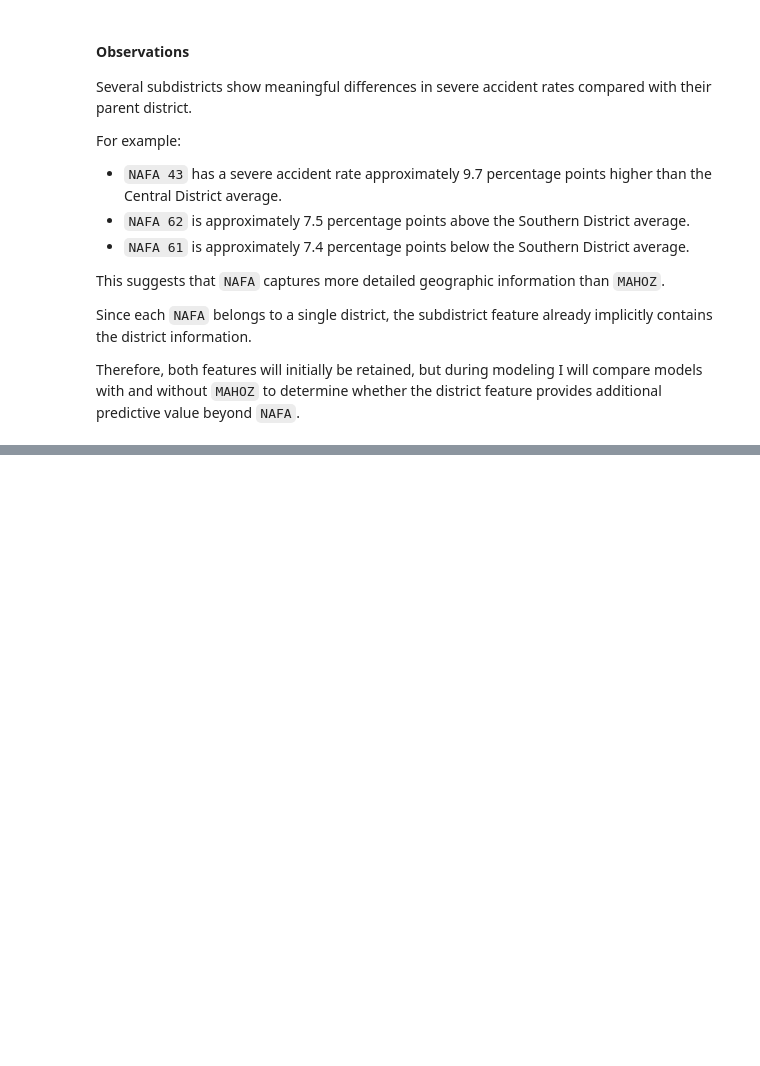
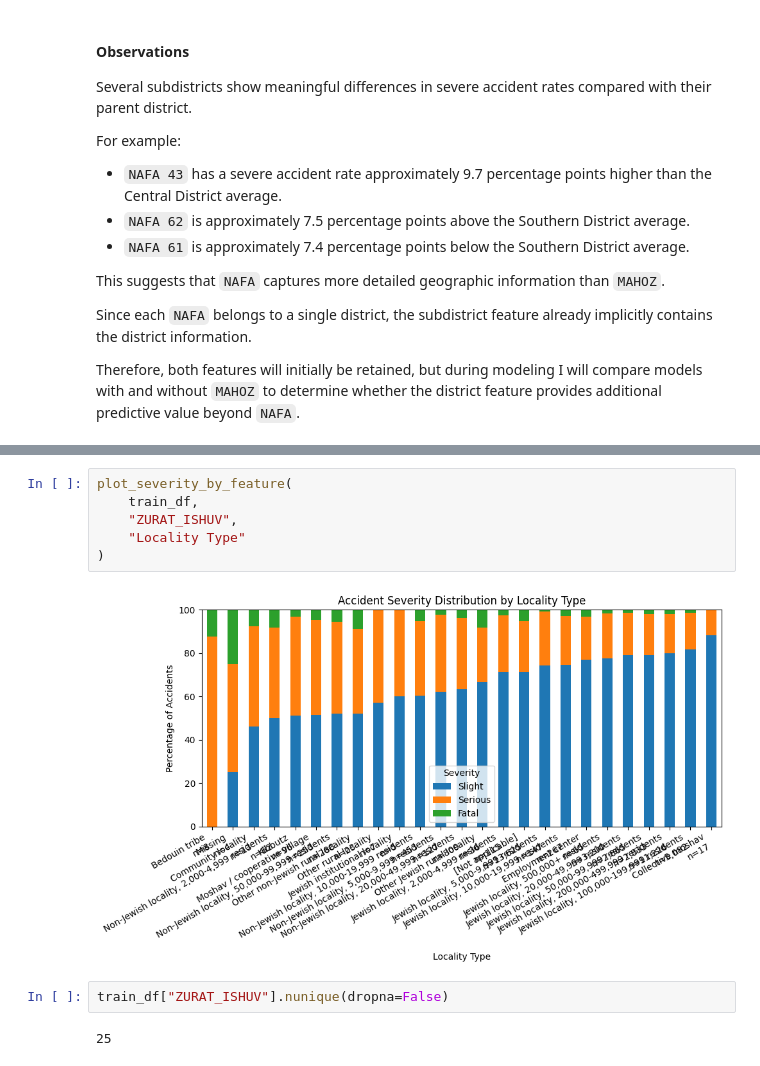
Before and after one commit to DavidCo1/israel-road-accident-severity-ml, a Jupyter notebook: notebooks/01_eda.ipynb, the cells around one changed output, grey strips where cells are left out. Saved outputs shown, nothing was run; the diff lists cells and outputs as text; blank space fills up the shorter version.

```diff
--- a/notebooks/01_eda.ipynb
+++ b/notebooks/01_eda.ipynb
@@ -2609,0 +3064,12 @@ Therefore, both features will initially be retained, but during modeling I will
+# %%
+plot_severity_by_feature(
+    train_df,
+    "ZURAT_ISHUV",
+    "Locality Type"
+)
+# %% [output]
+[figure, added]
+# %%
+train_df["ZURAT_ISHUV"].nunique(dropna=False)
+# %% [output]
+25
```
Also changed, not shown: parts of 33 cells of this notebook.
